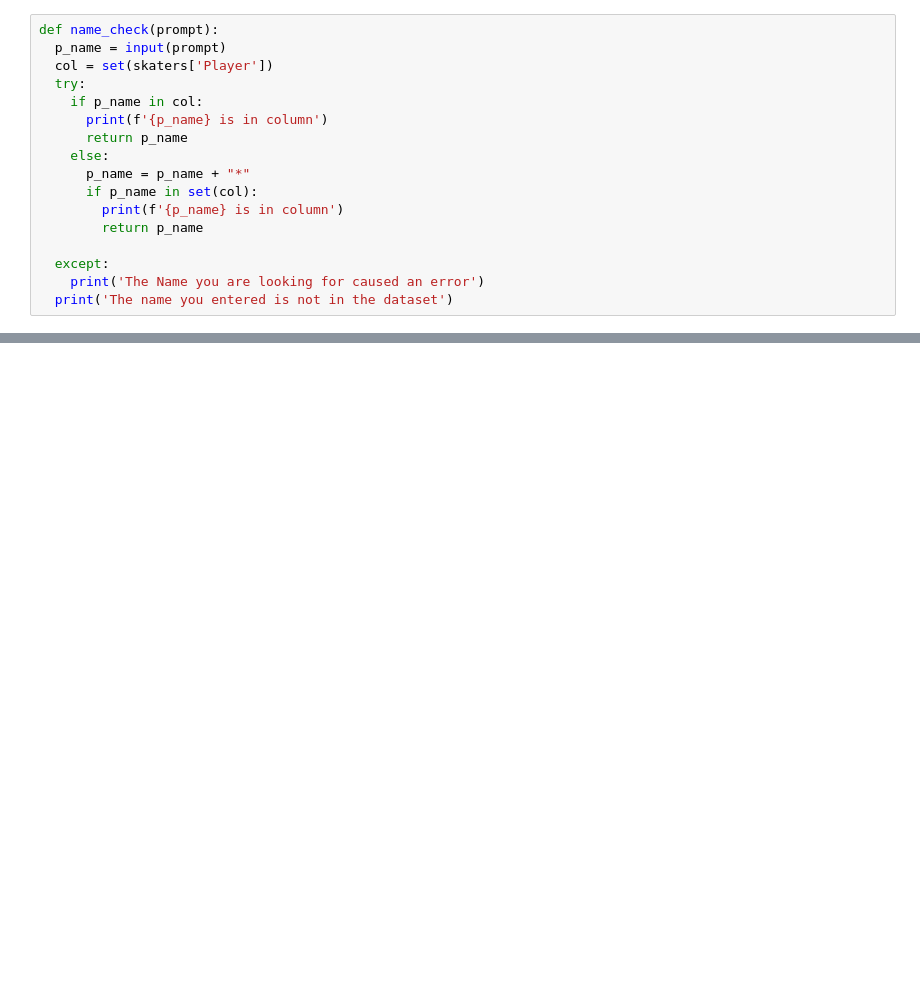
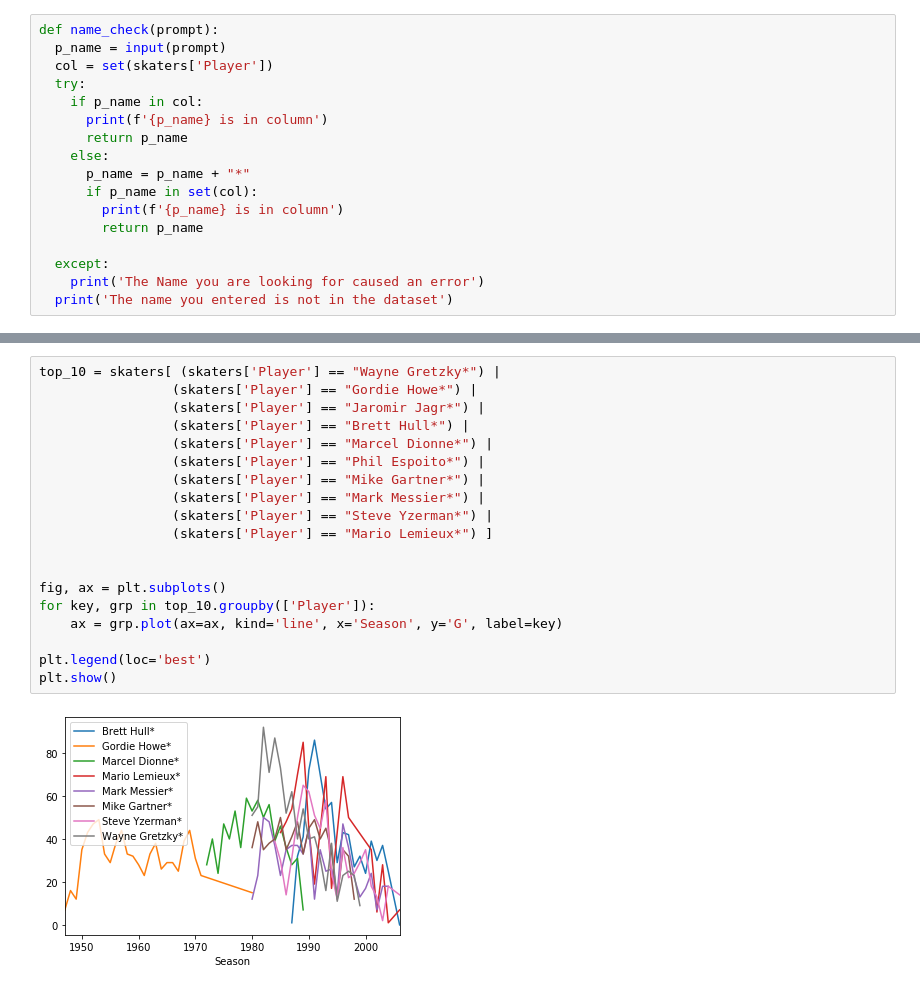
Before and after one commit to deez79/GA_Python_FinalProject, a Jupyter notebook: nhl_player_stats_project.ipynb, the cells around one changed output, grey strips where cells are left out. Drawn from its saved outputs; the diff is of its cells as text; blank space fills up the shorter version.

```diff
--- a/nhl_player_stats_project.ipynb
+++ b/nhl_player_stats_project.ipynb
@@ -453,0 +466,21 @@ skaters[skaters['Player'] == player_name].plot(kind='line', x='Season', y='G').l
+# %%
+top_10 = skaters[ (skaters['Player'] == "Wayne Gretzky*") |
+                 (skaters['Player'] == "Gordie Howe*") |
+                 (skaters['Player'] == "Jaromir Jagr*") |
+                 (skaters['Player'] == "Brett Hull*") |
+                 (skaters['Player'] == "Marcel Dionne*") |
+                 (skaters['Player'] == "Phil Espoito*") |
+                 (skaters['Player'] == "Mike Gartner*") |
+                 (skaters['Player'] == "Mark Messier*") |
+                 (skaters['Player'] == "Steve Yzerman*") |
+                 (skaters['Player'] == "Mario Lemieux*") ]
+
+
+fig, ax = plt.subplots()
+for key, grp in top_10.groupby(['Player']):
+    ax = grp.plot(ax=ax, kind='line', x='Season', y='G', label=key)
+
+plt.legend(loc='best')
+plt.show()
+# %% [output]
+[figure, added]
```
Also changed, not shown: parts of 11 cells of this notebook.
